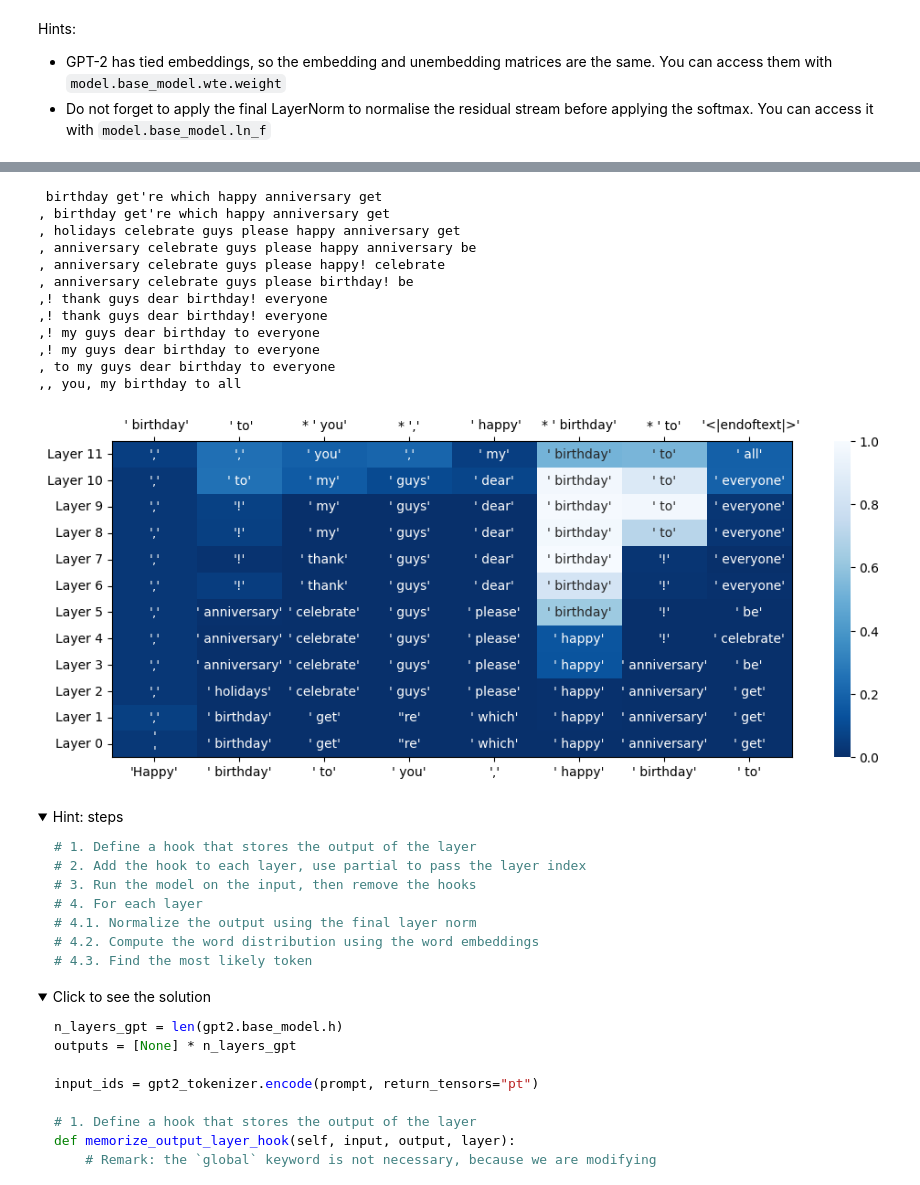
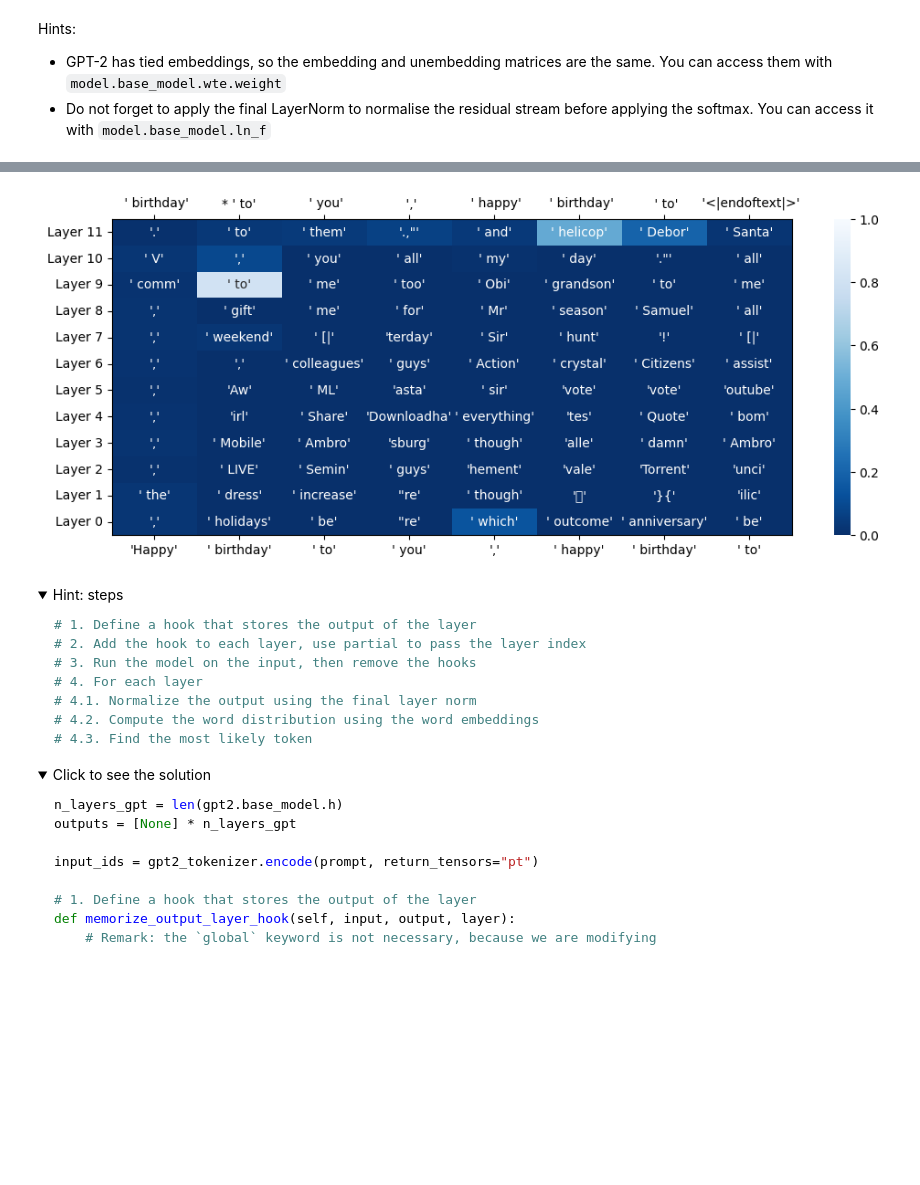
Before and after one commit to favalosdev/ml4good, a Jupyter notebook: workshops/transformer-interp/gpt-2_interpretability.ipynb, the cells around one changed output, grey strips where cells are left out. Cells and saved outputs as stored; diff of their text form; code cells hidden in the pictures; folded sections open; blank space fills up the shorter version.

```diff
--- a/workshops/transformer-interp/gpt-2_interpretability.ipynb
+++ b/workshops/transformer-interp/gpt-2_interpretability.ipynb
@@ -88,24 +117,22 @@ def plot_logit_lens(
 # %%
 prompt = "Happy birthday to you, happy birthday to"
 
-...  # Implement logit lens
+# Implement logit lens
 
-plot_logit_lens(
-    per_layer_logits,
-    per_layer_token_to_show,
-    input_ids,
-)
+
+inputs = gpt2_tokenizer(prompt, return_tensors='pt')
+outputs = gpt2(**inputs)
-# %% [output]
- birthday get're which happy anniversary get
-, birthday get're which happy anniversary get
-, holidays celebrate guys please happy anniversary get
-, anniversary celebrate guys please happy anniversary be
-, anniversary celebrate guys please happy! celebrate
-, anniversary celebrate guys please birthday! be
-,! thank guys dear birthday! everyone
-,! thank guys dear birthday! everyone
-,! my guys dear birthday to everyone
-,! my guys dear birthday to everyone
-, to my guys dear birthday to everyone
-,, you, my birthday to all
-[figure, removed]
+# %%
+inter_results = torch.cat(raw_outputs, dim=0)
+u = gpt2.base_model.wte.weight.T
+per_layer_logits = einops.einsum(inter_results, u, 'layers nb_tokens d_model, d_model vocab -> layers nb_tokens vocab')
+per_layer_token_to_show = torch.argmax(torch.nn.functional.softmax(per_layer_logits, dim=-1), dim=-1)
+input_ids = inputs['input_ids']
+
+plot_logit_lens(
+    per_layer_logits,
+    per_layer_token_to_show,
+    input_ids,
+)
+# %% [output]
+[figure, added]
```
Also changed, not shown: parts of 5 cells of this notebook.
